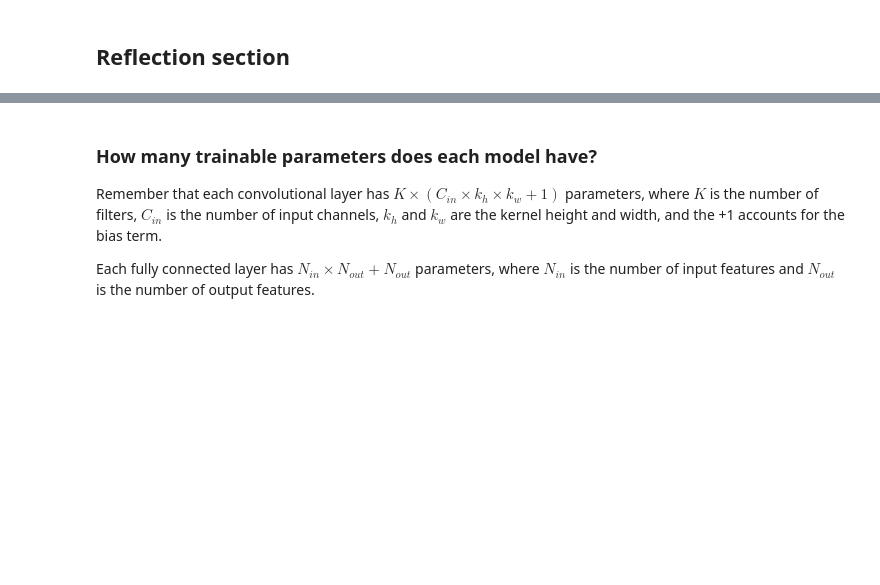
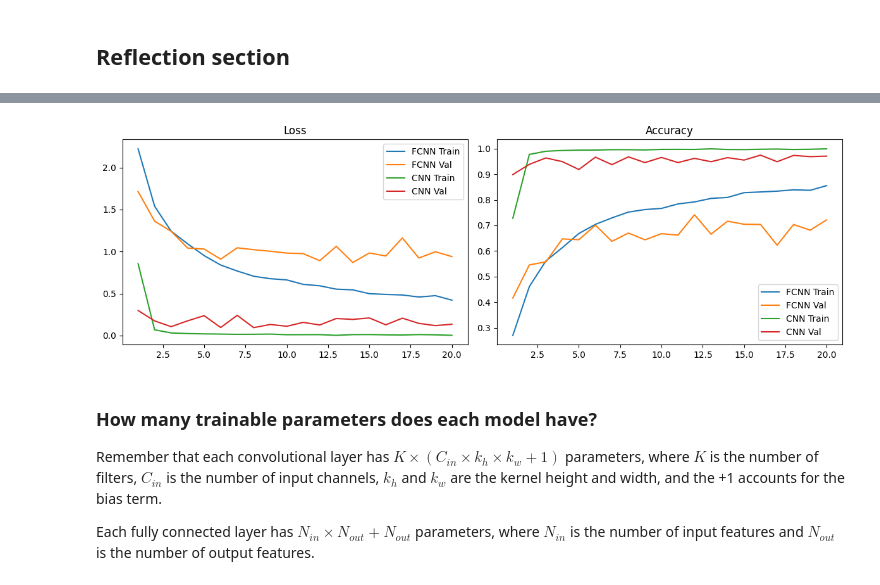
Before and after one commit to BernardoBremer/Inteligencia-Computacional-Cetys-, a Jupyter notebook: 5_cnn.ipynb, the cells around one changed output, grey strips where cells are left out. Saved outputs shown, nothing was run; the diff lists cells and outputs as text; code cells hidden in the pictures; blank space fills up the shorter version.

```diff
--- a/5_cnn.ipynb
+++ b/5_cnn.ipynb
@@ -241,3 +247,25 @@ cnn_test_loss, cnn_test_acc = test(model_cnn, test_loader, loss_function)
+# %%
+fig, axes = plt.subplots(1, 2, figsize=(12, 4))
+epochs_range = range(1, epochs + 1)
+
+axes[0].plot(epochs_range, fcnn_res['train_loss'], label='FCNN Train')
+axes[0].plot(epochs_range, fcnn_res['val_loss'], label='FCNN Val')
+axes[0].plot(epochs_range, cnn_res['train_loss'], label='CNN Train')
+axes[0].plot(epochs_range, cnn_res['val_loss'], label='CNN Val')
+axes[0].set_title('Loss')
+axes[0].legend()
+
+axes[1].plot(epochs_range, fcnn_res['train_acc'], label='FCNN Train')
+axes[1].plot(epochs_range, fcnn_res['val_acc'], label='FCNN Val')
+axes[1].plot(epochs_range, cnn_res['train_acc'], label='CNN Train')
+axes[1].plot(epochs_range, cnn_res['val_acc'], label='CNN Val')
+axes[1].set_title('Accuracy')
+axes[1].legend()
+
+plt.tight_layout()
+plt.show()
+# %% [output]
+[figure, added]
 # %% [markdown]
 ### How many trainable parameters does each model have?
 
```
Also changed, not shown: parts of 11 cells of this notebook.
